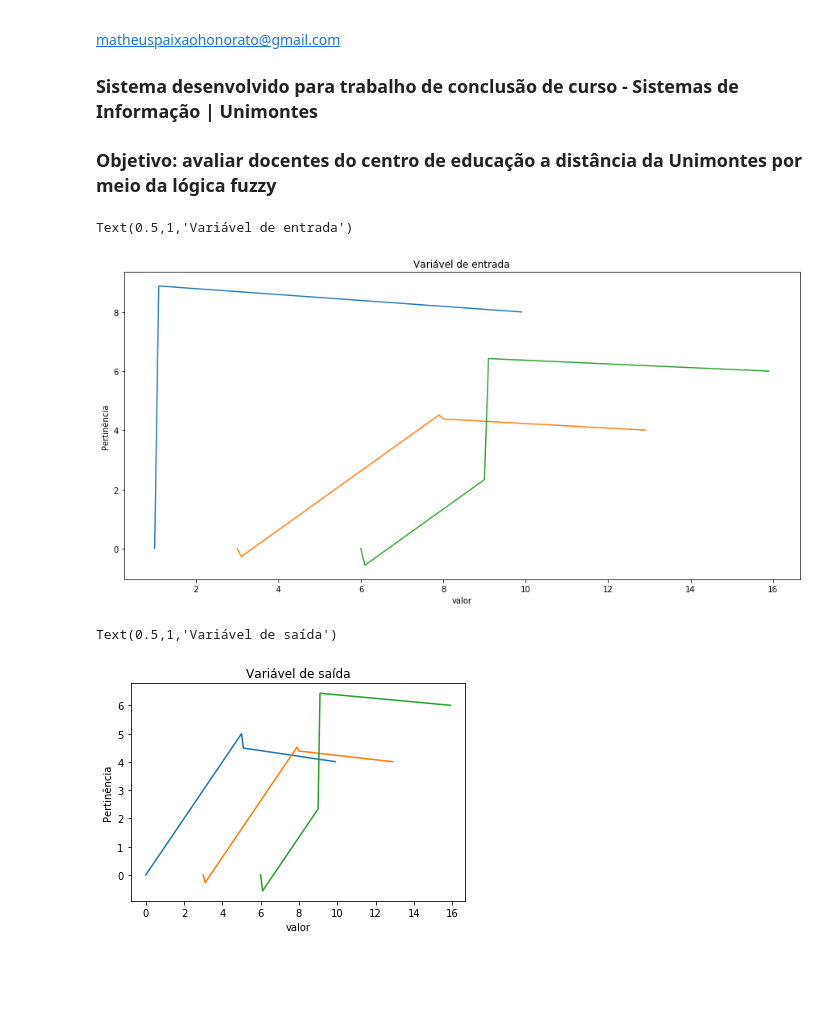
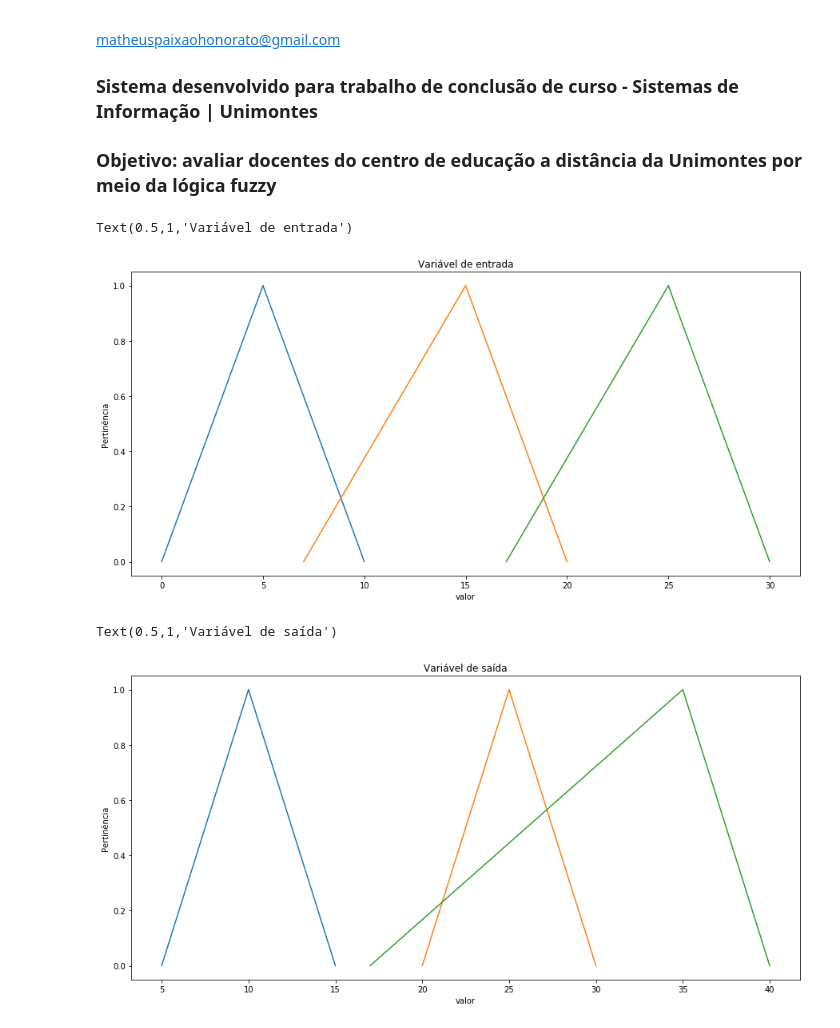
Before and after one commit to MatheusHonorato/tcc, a Jupyter notebook: sistemafuzzy/tcc_matheus_honorato_avaliacao_docente_modelo_ead.ipynb, the cells around one changed output. Saved outputs shown, nothing was run; the diff lists cells and outputs as text; code cells hidden in the pictures; blank space fills up the shorter version.

```diff
--- a/sistemafuzzy/tcc_matheus_honorato_avaliacao_docente_modelo_ead.ipynb
+++ b/sistemafuzzy/tcc_matheus_honorato_avaliacao_docente_modelo_ead.ipynb
@@ -89,15 +90,15 @@ valores_de_entrada_questoes_dimensao_salas_virtuais = [5, 3, 7, 5, 8, 9]
 # %%
 #geranado lista de valores eixo x das variaveis de entrada
 
-valores_eixo_x_variaveis_de_entrada_funcao_baixo = np.arange(parametros_funcao_entrada_baixo[0], parametros_funcao_entrada_baixo[2], 0.1)
-valores_eixo_x_variaveis_de_entrada_funcao_medio = np.arange(parametros_funcao_entrada_medio[0], parametros_funcao_entrada_medio[2], 0.1)
-valores_eixo_x_variaveis_de_entrada_funcao_alto = np.arange(parametros_funcao_entrada_alto[0], parametros_funcao_entrada_alto[2], 0.1)
+valores_eixo_x_variaveis_de_entrada_funcao_baixo = np.arange(parametros_funcao_entrada_baixo[0], parametros_funcao_entrada_baixo[-1], 0.00001)
+valores_eixo_x_variaveis_de_entrada_funcao_medio = np.arange(parametros_funcao_entrada_medio[0], parametros_funcao_entrada_medio[-1], 0.00001)
+valores_eixo_x_variaveis_de_entrada_funcao_alto = np.arange(parametros_funcao_entrada_alto[0], parametros_funcao_entrada_alto[-1], 0.00001)
 
 #geranado lista de valores eixo x das variavel de saída
 
-valores_eixo_x_variavel_de_saida_funcao_baixo = np.arange(parametros_funcao_saida_baixo[0], parametros_funcao_saida_baixo[2], 0.1)
-valores_eixo_x_variavel_de_saida_funcao_medio = np.arange(parametros_funcao_saida_medio[0], parametros_funcao_saida_medio[2], 0.1)
-valores_eixo_x_variavel_de_saida_funcao_alto = np.arange(parametros_funcao_saida_alto[0], parametros_funcao_saida_alto[2], 0.1)
+valores_eixo_x_variavel_de_saida_funcao_baixo = np.arange(parametros_funcao_saida_baixo[0], parametros_funcao_saida_baixo[-1], 0.00001)
+valores_eixo_x_variavel_de_saida_funcao_medio = np.arange(parametros_funcao_saida_medio[0], parametros_funcao_saida_medio[-1], 0.00001)
+valores_eixo_x_variavel_de_saida_funcao_alto = np.arange(parametros_funcao_saida_alto[0], parametros_funcao_saida_alto[-1], 0.00001)
 # %%
 #definição da função de pertinência triangular
 
@@ -107,11 +108,18 @@ def triangular(x, parametros):
     b = parametros[1]
     c = parametros[2]
 
-    if(x <= a) or (x >= b)
-        return resultado
-
     resultado = max(min((x-a)/(b-a),(c-x)/(c-b)), 0)
     return resultado
+# %%
+def trapezoidal(x, parametros):
+    resultado = 0
+    a = parametros[0]
+    b = parametros[1]
+    c = parametros[2]
+    d = parametros[3]
+
+    resultado = max(min((x-a)/(b-a),1,(d-x)/(d-c)),0)
+    return resultado
 # %%
 #listas de pertinencias variáveis de entrada
 
@@ -126,17 +134,26 @@ plt.figure(figsize=(15,7))
 #inserindo valores em listas de pertinencia de variáveis de entrada
 
 for x_atual in valores_eixo_x_variaveis_de_entrada_funcao_baixo:
-    valores_eixo_y_variaveis_de_entrada_funcao_baixo.append(triangular(x_atual, parametros_funcao_entrada_baixo))
+    if(len(parametros_funcao_entrada_baixo) == 3):
+        valores_eixo_y_variaveis_de_entrada_funcao_baixo.append(triangular(x_atual, parametros_funcao_entrada_baixo))
+    if(len(parametros_funcao_entrada_baixo) == 4):
+        valores_eixo_y_variaveis_de_entrada_funcao_baixo.append(trapezoidal(x_atual, parametros_funcao_entrada_baixo))
 
 plt.plot(valores_eixo_x_variaveis_de_entrada_funcao_baixo, valores_eixo_y_variaveis_de_entrada_funcao_baixo)
 
 for x_atual in valores_eixo_x_variaveis_de_entrada_funcao_medio:
-    valores_eixo_y_variaveis_de_entrada_funcao_medio.append(triangular(x_atual, parametros_funcao_entrada_medio))
+    if(len(parametros_funcao_entrada_medio) == 3):
+        valores_eixo_y_variaveis_de_entrada_funcao_medio.append(triangular(x_atual, parametros_funcao_entrada_medio))
+    if(len(parametros_funcao_entrada_medio) == 4):
+        valores_eixo_y_variaveis_de_entrada_funcao_medio.append(trapezoidal(x_atual, parametros_funcao_entrada_medio))
 
 plt.plot(valores_eixo_x_variaveis_de_entrada_funcao_medio, valores_eixo_y_variaveis_de_entrada_funcao_medio)
 
 for x_atual in valores_eixo_x_variaveis_de_entrada_funcao_alto:
-    valores_eixo_y_variaveis_de_entrada_funcao_alto.append(triangular(x_atual, parametros_funcao_entrada_alto))
+    if(len(parametros_funcao_entrada_alto) == 3):
+        valores_eixo_y_variaveis_de_entrada_funcao_alto.append(triangular(x_atual, parametros_funcao_entrada_alto))
+    if(len(parametros_funcao_entrada_alto) == 4):
+        valores_eixo_y_variaveis_de_entrada_funcao_alto.append(trapezoidal(x_atual, parametros_funcao_entrada_alto))
 
 plt.plot(valores_eixo_x_variaveis_de_entrada_funcao_alto, valores_eixo_y_variaveis_de_entrada_funcao_alto)
 
@@ -145,37 +162,41 @@ plt.ylabel("Pertinência")
 plt.title("Variável de entrada")
 # %% [output]
 Text(0.5,1,'Variável de entrada')
-[figure, old version]
+[figure, new version]
 # %%
 #lista de pertinencias variável de saída
 
 valores_eixo_y_variavel_de_saida_funcao_baixo = []
 valores_eixo_y_variavel_de_saida_funcao_medio = []
 valores_eixo_y_variavel_de_saida_funcao_alto = []
+
+#plotando gráfico variáveis de entrada
+
+plt.figure(figsize=(15,7))
 
 #inserindo valores em listas de pertinencia de variável de saida
 
 for x_atual in valores_eixo_x_variavel_de_saida_funcao_baixo:
     valores_eixo_y_variavel_de_saida_funcao_baixo.append(triangular(x_atual, parametros_funcao_saida_baixo))
 
 plt.plot(valores_eixo_x_variavel_de_saida_funcao_baixo, valores_eixo_y_variavel_de_saida_funcao_baixo)
 
 for x_atual in valores_eixo_x_variavel_de_saida_funcao_medio:
     valores_eixo_y_variavel_de_saida_funcao_medio.append(triangular(x_atual, parametros_funcao_saida_medio))
 
 plt.plot(valores_eixo_x_variavel_de_saida_funcao_medio, valores_eixo_y_variavel_de_saida_funcao_medio)
 
 for x_atual in valores_eixo_x_variavel_de_saida_funcao_alto:
     valores_eixo_y_variavel_de_saida_funcao_alto.append(triangular(x_atual, parametros_funcao_saida_alto))
 
 plt.plot(valores_eixo_x_variavel_de_saida_funcao_alto, valores_eixo_y_variavel_de_saida_funcao_alto)
 
 plt.xlabel("valor")
 plt.ylabel("Pertinência")
 plt.title("Variável de saída")
 # %% [output]
 Text(0.5,1,'Variável de saída')
-[figure, old version]
+[figure, new version]
 # %%
 def gerar_pertinencias_regra(regra, entradas):
     resultado_regra = []
```
Also changed, not shown: parts of 7 cells of this notebook.
